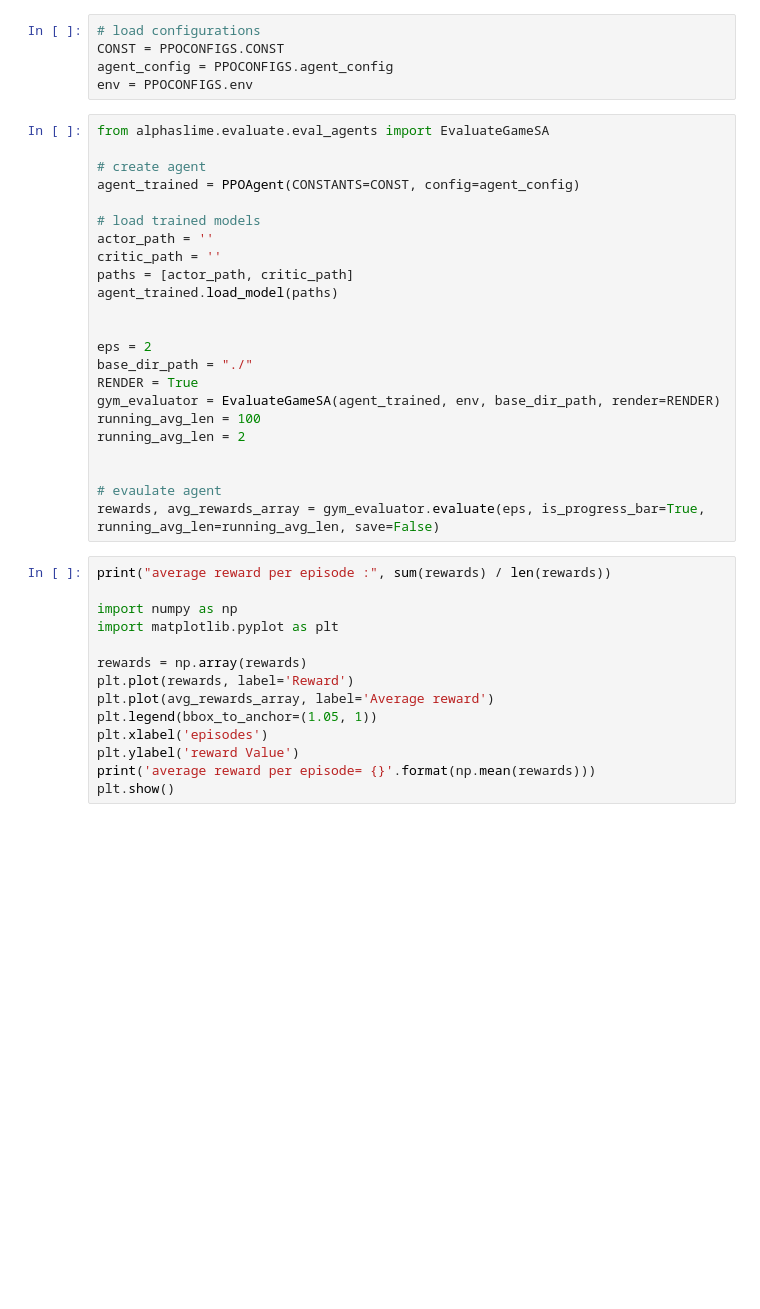
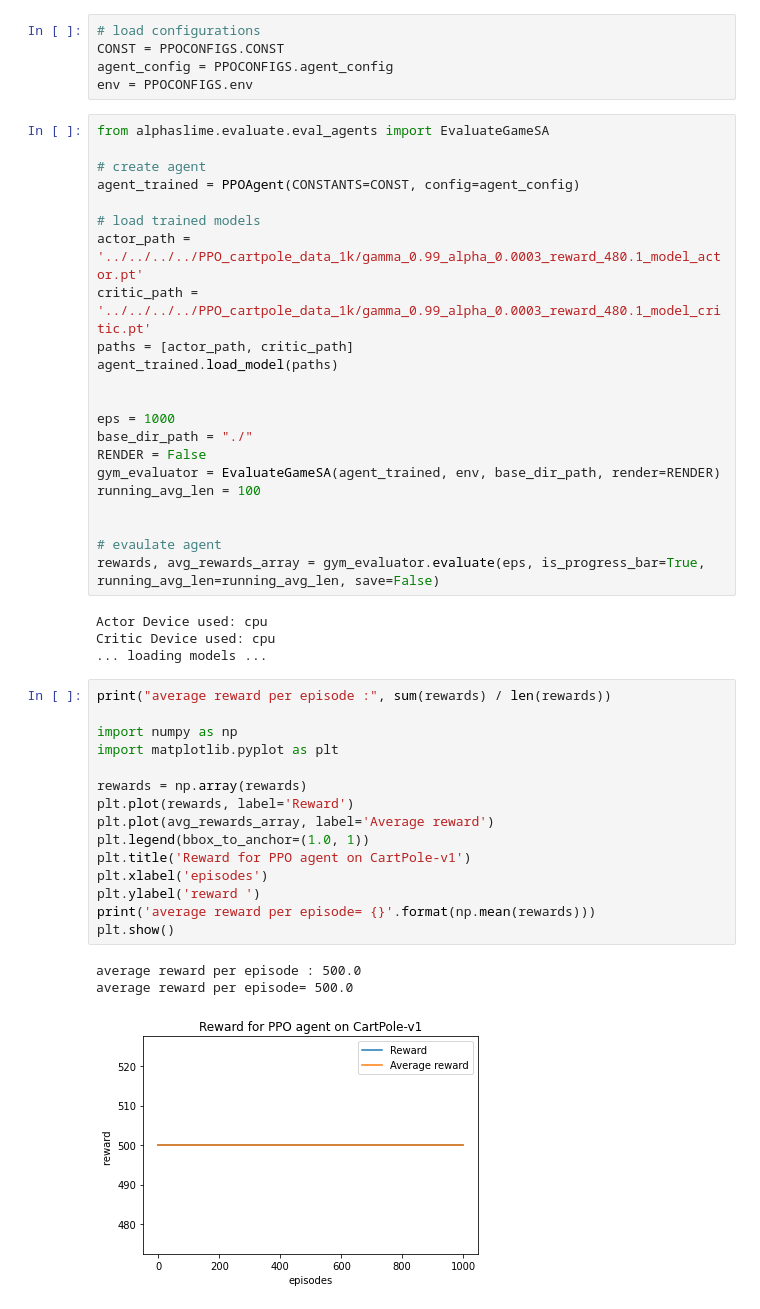
Before and after one commit to j0ker404/skripsie2021, a Jupyter notebook: other/cartpole/algs/policygrad/ppo eval.ipynb, the cells around one changed output. Drawn from its saved outputs; the diff is of its cells as text; blank space fills up the shorter version.

```diff
--- a/other/cartpole/algs/policygrad/ppo eval.ipynb
+++ b/other/cartpole/algs/policygrad/ppo eval.ipynb
@@ -22,36 +22,44 @@ from alphaslime.evaluate.eval_agents import EvaluateGameSA
 agent_trained = PPOAgent(CONSTANTS=CONST, config=agent_config)
 
 # load trained models
-actor_path = ''
-critic_path = ''
+actor_path = '../../../../PPO_cartpole_data_1k/gamma_0.99_alpha_0.0003_reward_480.1_model_actor.pt'
+critic_path = '../../../../PPO_cartpole_data_1k/gamma_0.99_alpha_0.0003_reward_480.1_model_critic.pt'
 paths = [actor_path, critic_path]
 agent_trained.load_model(paths)
 
 
-eps = 2
+eps = 1000
 base_dir_path = "./"
-RENDER = True
+RENDER = False
 gym_evaluator = EvaluateGameSA(agent_trained, env, base_dir_path, render=RENDER)
 running_avg_len = 100
-running_avg_len = 2
 
 
 # evaulate agent
 rewards, avg_rewards_array = gym_evaluator.evaluate(eps, is_progress_bar=True, running_avg_len=running_avg_len, save=False)
+# %% [output]
+Actor Device used: cpu
+Critic Device used: cpu
+... loading models ...
 # %%
 print("average reward per episode :", sum(rewards) / len(rewards))
 
 import numpy as np
 import matplotlib.pyplot as plt
 
 rewards = np.array(rewards)
 plt.plot(rewards, label='Reward')
 plt.plot(avg_rewards_array, label='Average reward')
-plt.legend(bbox_to_anchor=(1.05, 1))
+plt.legend(bbox_to_anchor=(1.0, 1))
+plt.title('Reward for PPO agent on CartPole-v1')
 plt.xlabel('episodes')
-plt.ylabel('reward Value')
+plt.ylabel('reward ')
 print('average reward per episode= {}'.format(np.mean(rewards)))
 plt.show()
+# %% [output]
+average reward per episode : 500.0
+average reward per episode= 500.0
+[figure, added]
 # %%
 # load training data
 
```
Also changed, not shown: parts of 3 cells of this notebook, 7 other files.
